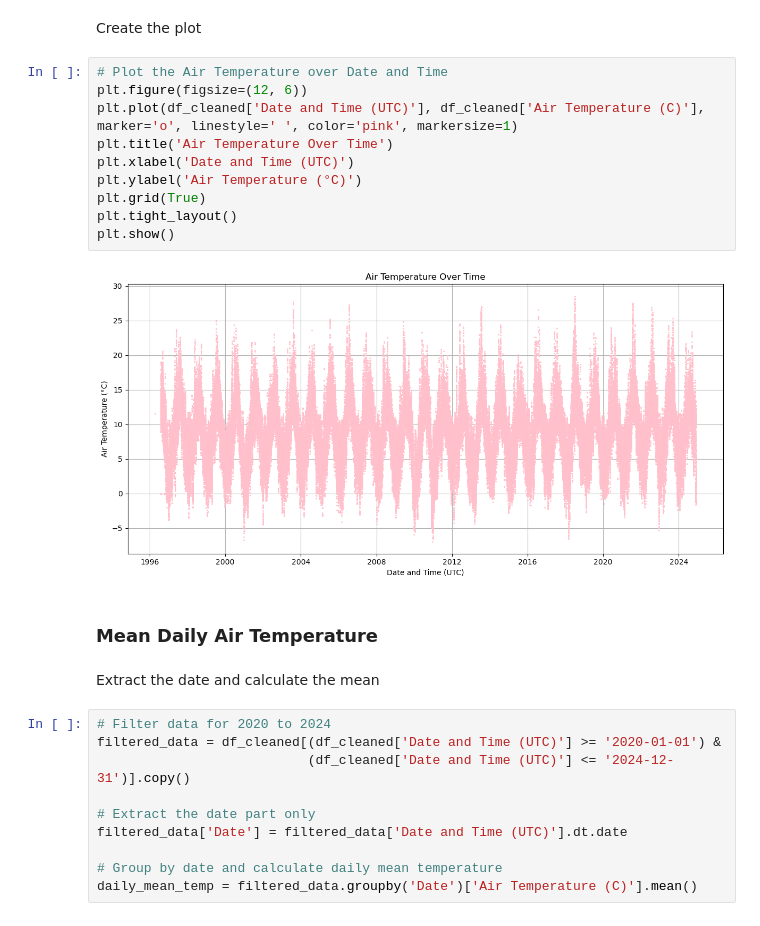
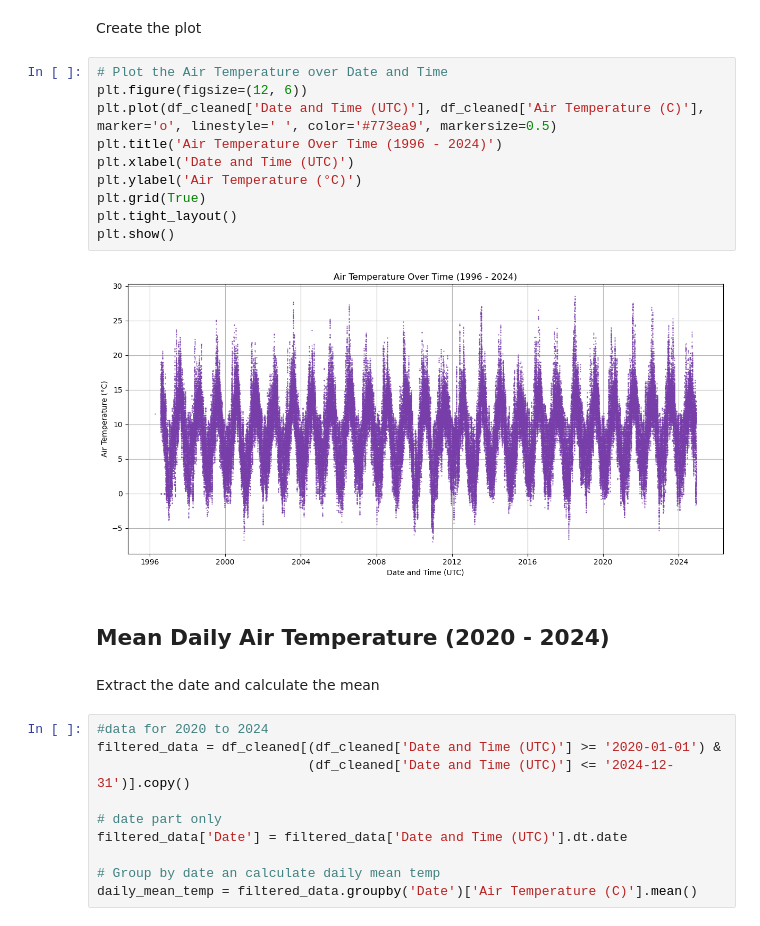
Before and after one commit to aoifeflav/PFDA-assignments, a Jupyter notebook: assignment_6_Weather.ipynb, the cells around one changed output. Drawn from its saved outputs; the diff is of its cells as text.

```diff
--- a/assignment_6_Weather.ipynb
+++ b/assignment_6_Weather.ipynb
@@ -61,27 +67,27 @@ Create the plot
 # %%
 # Plot the Air Temperature over Date and Time
 plt.figure(figsize=(12, 6))
-plt.plot(df_cleaned['Date and Time (UTC)'], df_cleaned['Air Temperature (C)'], marker='o', linestyle=' ', color='pink', markersize=1)
-plt.title('Air Temperature Over Time')
+plt.plot(df_cleaned['Date and Time (UTC)'], df_cleaned['Air Temperature (C)'], marker='o', linestyle=' ', color='#773ea9', markersize=0.5)
+plt.title('Air Temperature Over Time (1996 - 2024)')
 plt.xlabel('Date and Time (UTC)')
 plt.ylabel('Air Temperature (°C)')
 plt.grid(True)
 plt.tight_layout()
 plt.show()
 # %% [output]
-[figure, old version]
+[figure, new version]
 # %% [markdown]
-### Mean Daily Air Temperature
+## Mean Daily Air Temperature (2020 - 2024)
 # %% [markdown]
 Extract the date and calculate the mean
 # %%
-# Filter data for 2020 to 2024
+#data for 2020 to 2024
 filtered_data = df_cleaned[(df_cleaned['Date and Time (UTC)'] >= '2020-01-01') &
                            (df_cleaned['Date and Time (UTC)'] <= '2024-12-31')].copy()
 
-# Extract the date part only
+# date part only
 filtered_data['Date'] = filtered_data['Date and Time (UTC)'].dt.date
 
-# Group by date and calculate daily mean temperature
+# Group by date an calculate daily mean temp
 daily_mean_temp = filtered_data.groupby('Date')['Air Temperature (C)'].mean()
 # %%
```
Also changed, not shown: parts of 22 cells of this notebook.
